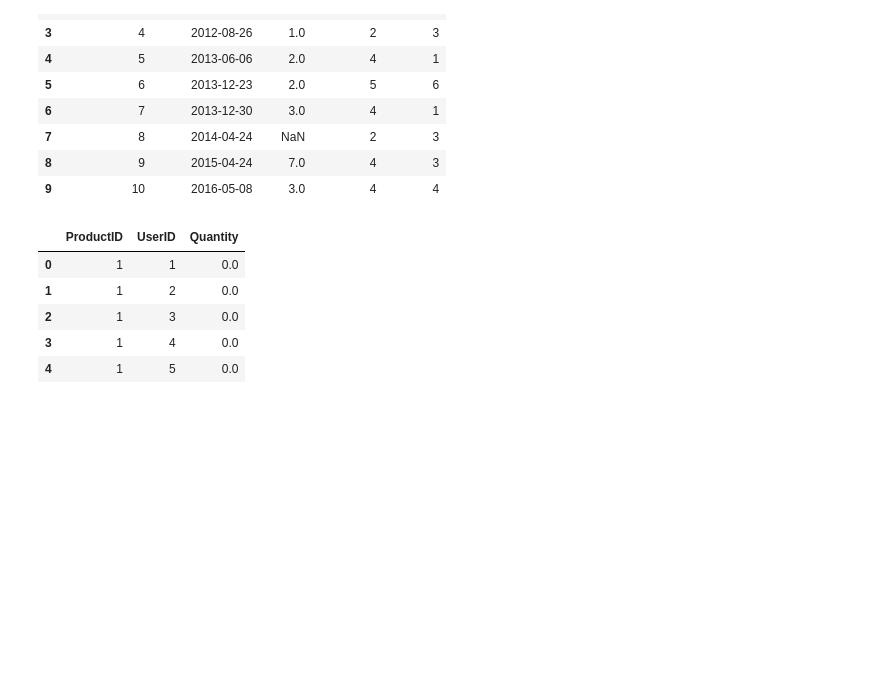
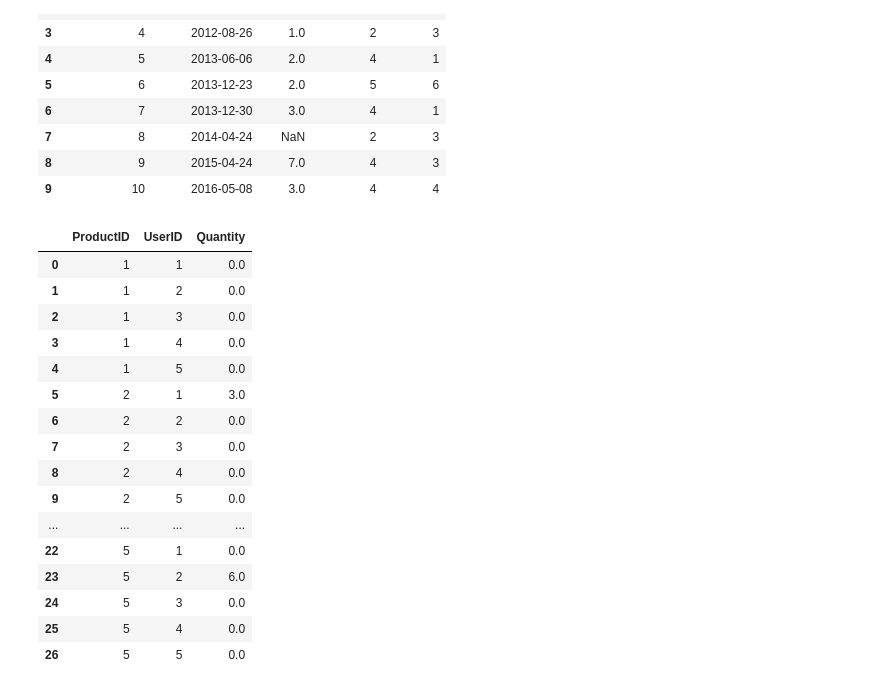
Before and after one commit to ShimnaA/ineuron_practice, a Jupyter notebook: Python/Pandas/Pandas_Practice_3.ipynb, the cells around one changed output. Drawn from its saved outputs; the diff is of its cells as text; code cells hidden in the pictures; blank space fills up the shorter version.

```diff
--- a/Python/Pandas/Pandas_Practice_3.ipynb
+++ b/Python/Pandas/Pandas_Practice_3.ipynb
@@ -442,5 +433,5 @@ products[[['ProductID']]]
 # %%
-result = pd.merge(products[['ProductID', 'key']], users[['UserID', 'key']], on ='key').drop("key", 1)
+result = pd.merge( users[['UserID', 'key']], products[['ProductID', 'key']], on ='key').drop("key", 1)
 
 result
 # %% [output]
@@ -488,7 +479,7 @@ transactions
 | 8 | 9 | 2015-04-24 | 7.0 | 4 | 3 |
 | 9 | 10 | 2016-05-08 | 3.0 | 4 | 4 |
 # %%
-product_user = pd.merge(result, transactions.drop(['TransactionID','TransactionDate'], 1), on = ['UserID', 'ProductID'], how='left')
+product_user = pd.merge(result, transactions, on = ['UserID', 'ProductID'], how='left')
 # %%
 product_user
 # %% [output]
@@ -526,11 +517,22 @@ transactions
 # %%
 product_user = product_user.fillna(0)
 # %%
-product_user.head()
+product_user
 # %% [output]
 |  | ProductID | UserID | Quantity |
 | 0 | 1 | 1 | 0.0 |
 | 1 | 1 | 2 | 0.0 |
 | 2 | 1 | 3 | 0.0 |
 | 3 | 1 | 4 | 0.0 |
 | 4 | 1 | 5 | 0.0 |
+| 5 | 2 | 1 | 3.0 |
+| 6 | 2 | 2 | 0.0 |
+| 7 | 2 | 3 | 0.0 |
+| 8 | 2 | 4 | 0.0 |
+| 9 | 2 | 5 | 0.0 |
+| ... | ... | ... | ... |
+| 22 | 5 | 1 | 0.0 |
+| 23 | 5 | 2 | 6.0 |
+| 24 | 5 | 3 | 0.0 |
+| 25 | 5 | 4 | 0.0 |
+| 26 | 5 | 5 | 0.0 |
```
Also changed, not shown: parts of 22 cells of this notebook.
